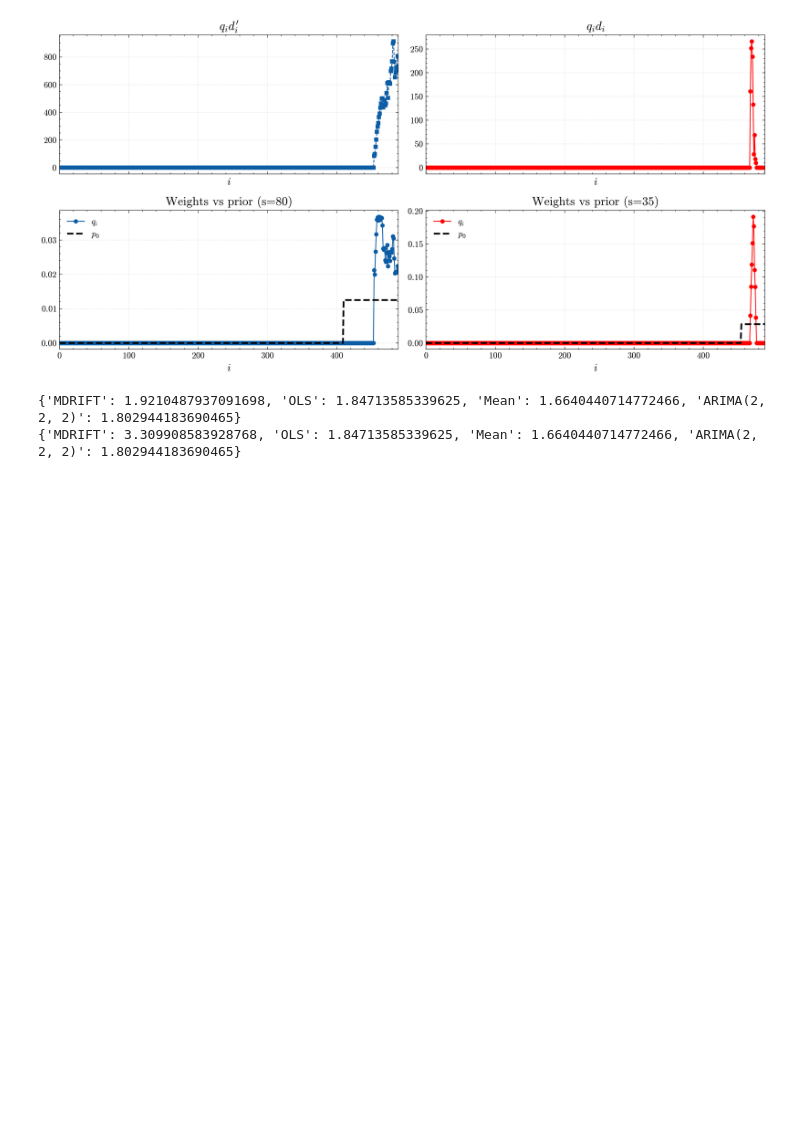
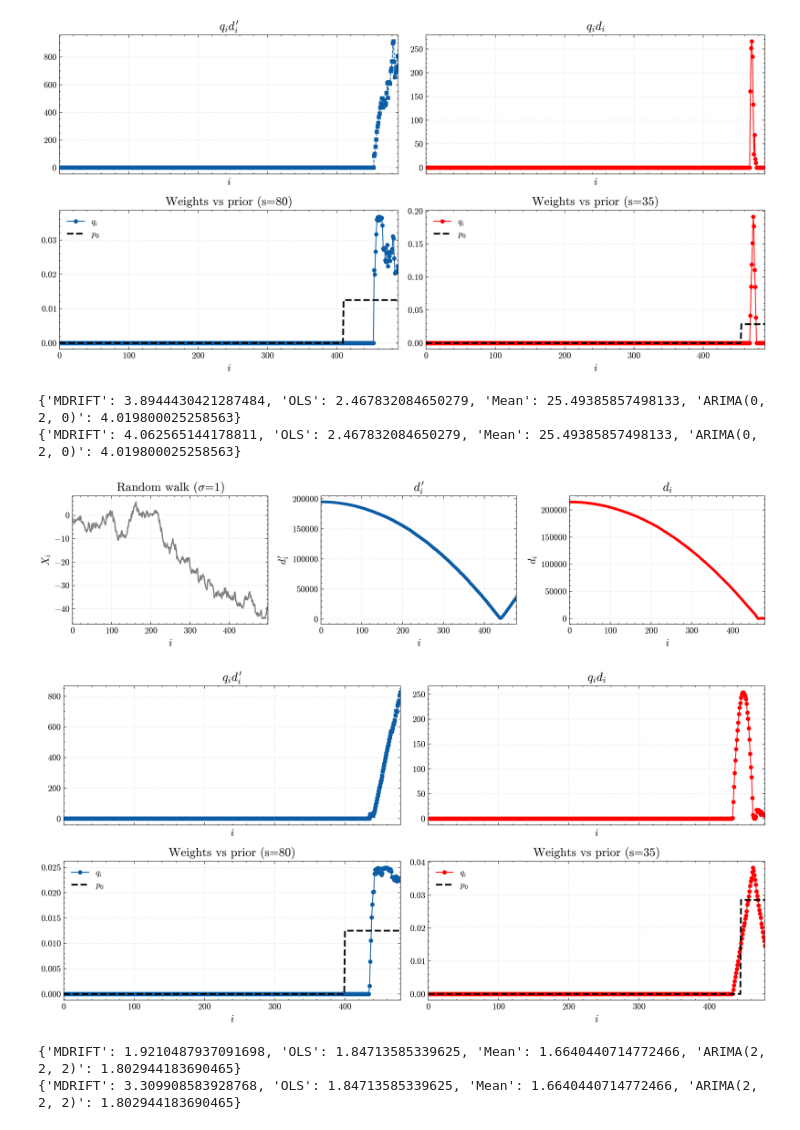
Before and after one commit to Tobias-Brock/thesis, a Jupyter notebook: notebooks/single_experiments.ipynb, the cells around one changed output. Drawn from its saved outputs; the diff is of its cells as text; code cells hidden in the pictures; blank space fills up the shorter version.

```diff
--- a/notebooks/single_experiments.ipynb
+++ b/notebooks/single_experiments.ipynb
@@ -54,6 +54,42 @@ plotter.save("weightplots.png", dpi=600, figsize=(10, 10), format="png", fig=fig
 {'MDRIFT': 1.8791460235860633, 'OLS': 2.467832084650279, 'Mean': 25.49385857498133, 'ARIMA(0, 2, 0)': 4.019800025258563}
 [figure]
 [figure]
+# %%
+runner = ExperimentRunner(param_grid, fixed_kwargs)
+process_cfg = {"kind": "random_walk", "sigma": 1}
+
+series, d_abs, d, q_abs, q, p0_abs, p0, abs_metrics, metrics = (
+    runner.compare_abs_vs_regular(
+        process_cfg=process_cfg,
+        seed=321,
+        w_val=10,
+        w_test=10,
+        n_iter=100,
+        series_length=500,
+        full_refit=False,
+        slice_prior=False,
+    )
+)
+print(metrics)
+print(abs_metrics)
+
+plotter = TimeSeriesPlotter(series_list=[series], configs=[process_cfg], grid=True)
+fig1, fig2 = plotter.plot_compare_abs_vs_regular(
+    d_abs=d_abs,
+    d=d,
+    q_abs=q_abs,
+    q=q,
+    p0_abs=p0_abs,
+    p0=p0,
+    return_figs=True,
+)
+plotter.save("displots_es.png", dpi=600, figsize=(10, 10), format="png", fig=fig1)
+plotter.save("weightplots_es.png", dpi=600, figsize=(10, 10), format="png", fig=fig2)
+# %% [output]
+{'MDRIFT': 3.8944430421287484, 'OLS': 2.467832084650279, 'Mean': 25.49385857498133, 'ARIMA(0, 2, 0)': 4.019800025258563}
+{'MDRIFT': 4.062565144178811, 'OLS': 2.467832084650279, 'Mean': 25.49385857498133, 'ARIMA(0, 2, 0)': 4.019800025258563}
+[figure, added]
+[figure, added]
 # %%
 runner = ExperimentRunner(param_grid, fixed_kwargs)
 process_cfg = {"kind": "ar1", "sigma": 1}
```
